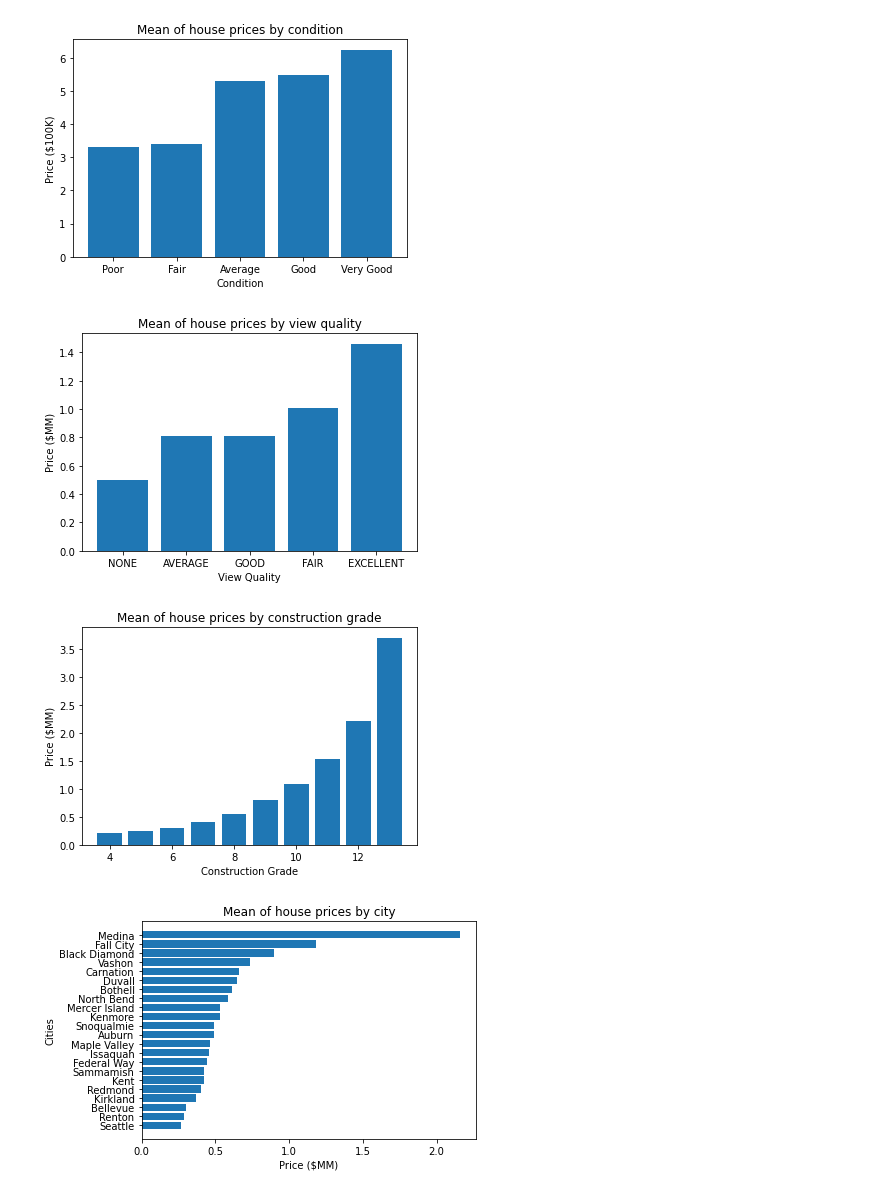
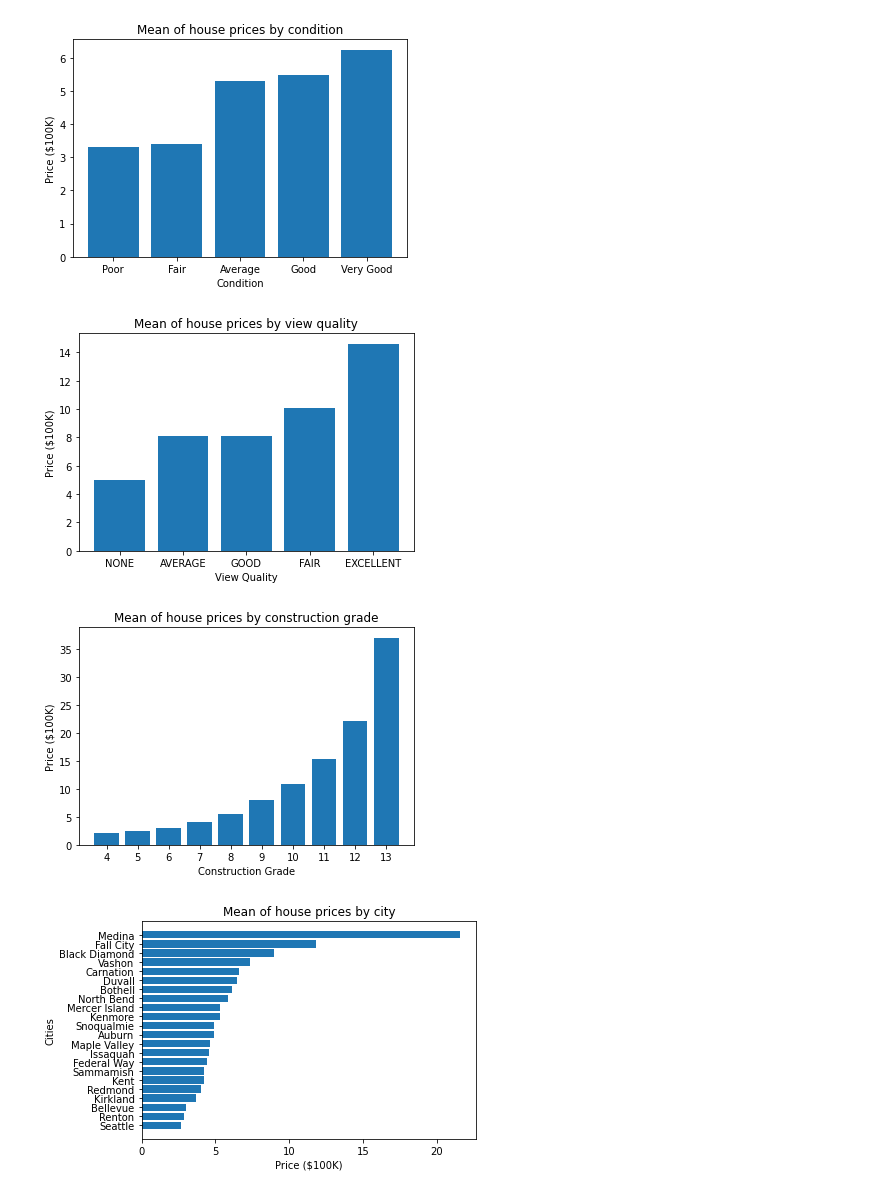
Before and after one commit to aliceagrawal/King-County-House-Sales, a Jupyter notebook: Marshalls Notebook.ipynb, the cells around one changed output. Cells and saved outputs as stored; diff of their text form; code cells hidden in the pictures.

Commit message:
updated images

```diff
--- a/Marshalls Notebook.ipynb
+++ b/Marshalls Notebook.ipynb
@@ -516,7 +516,7 @@ Vashon           0.489382
 Name: price, dtype: float64
 # %%
 means_view = merged_king_data.groupby('view')['price'].mean()
-means_view = means_view/1000000
+means_view = means_view/100000
 means_view
 # %% [output]
 view
@@ -569,37 +569,37 @@ plt.savefig('./Images/Condtions_bar.png');
 # %%
 fig = plt.figure()
 views = list(merged_king_data['view'].value_counts().index)
 
 plt.bar(views,sorted(means_view))
 plt.title('Mean of house prices by view quality')
 plt.xlabel('View Quality')
-plt.ylabel('Price ($MM)')
+plt.ylabel('Price ($100K)')
 plt.savefig('./Images/View_bar.png');
 # %% [output]
-[figure, old version]
+[figure, new version]
 # %%
 fig = plt.figure()
-grades = list(merged_king_data['grade'].value_counts().index)
+grades = ['4','5','6','7','8','9','10','11','12','13']
 
-plt.bar(sorted(grades),means_grade)
+plt.bar(grades,means_grade)
 
 plt.title('Mean of house prices by construction grade')
 plt.xlabel('Construction Grade')
-plt.ylabel('Price ($MM)')
+plt.ylabel('Price ($100K)')
 plt.savefig('./Images/Grade_bar.png');
 # %% [output]
-[figure, old version]
+[figure, new version]
 # %%
 fig = plt.figure()
 cities = list(merged_king_data['city'].value_counts().index)
 
 plt.barh(cities,sorted(means_city))
 plt.title('Mean of house prices by city')
-plt.xlabel('Price ($MM)')
+plt.xlabel('Price ($100K)')
 plt.ylabel('Cities')
 plt.savefig('./Images/City_bar.png',bbox_inches='tight');
 # %% [output]
-[figure, old version]
+[figure, new version]
 # %%
 merged_king_data.info()
 # %%
```
Also changed, not shown: parts of 3 cells of this notebook, 3 other files.
